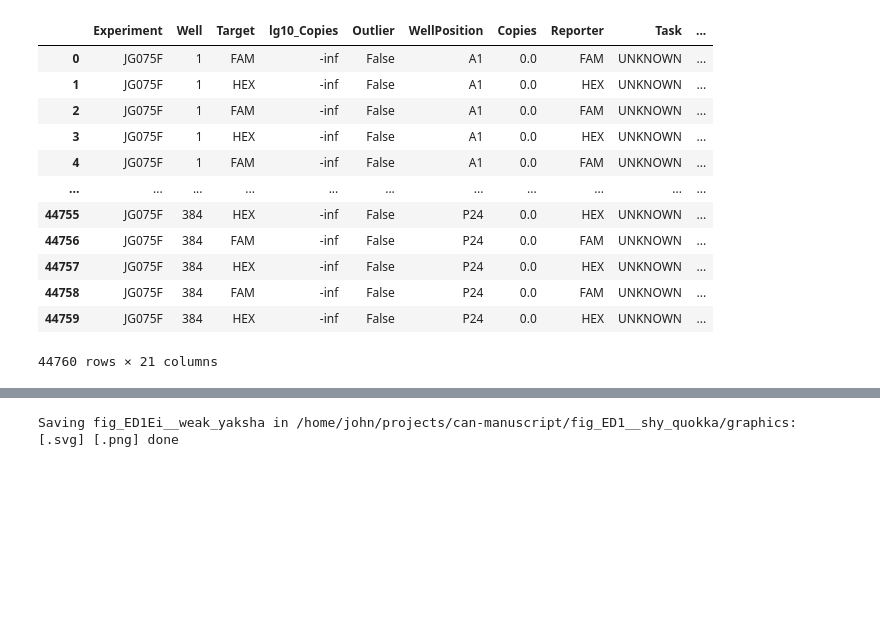
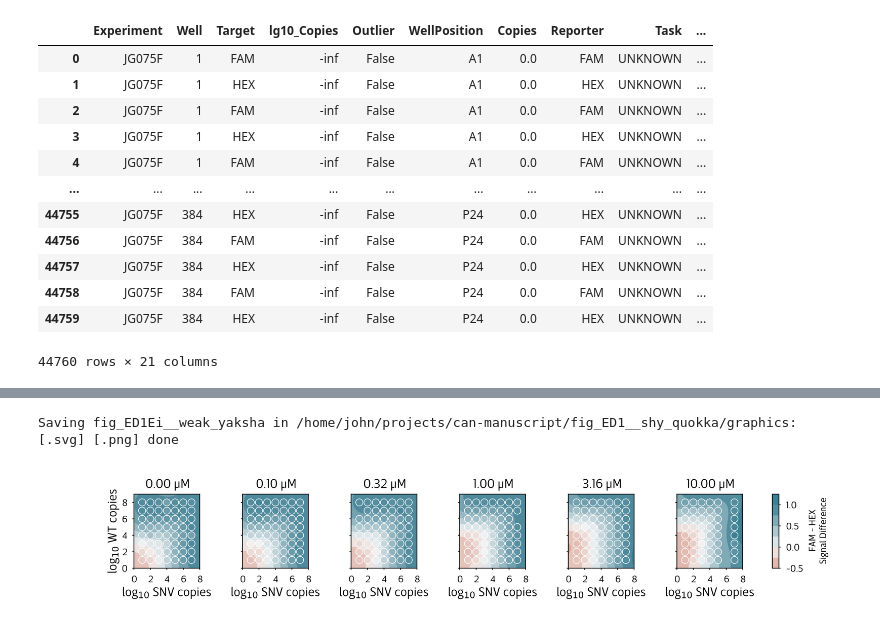
Before and after one commit to JohnGoertz/can-manuscript, a Jupyter notebook: fig_ED1__shy_quokka/code/fig_ED1E__noisy_tapir__BDA_CAN_VAF.ipynb, the cells around one changed output, grey strips where cells are left out. Cells and saved outputs as stored; diff of their text form; code cells hidden in the pictures; blank space fills up the shorter version.

```diff
--- a/fig_ED1__shy_quokka/code/fig_ED1E__noisy_tapir__BDA_CAN_VAF.ipynb
+++ b/fig_ED1__shy_quokka/code/fig_ED1E__noisy_tapir__BDA_CAN_VAF.ipynb
@@ -22,7 +22,7 @@ graph_pth.mkdir(exist_ok=True)
 gen_pth = fig_pth / 'generated'
 gen_pth.mkdir(exist_ok=True)
 
-plt.style.use(str(can.style.futura))
+plt.style.use(str(can.style.breve))
 
 %config InlineBackend.figure_format = 'retina'
 # %%
@@ -88,8 +124,8 @@ hue = "SignalDifference"
 extent = np.max(np.abs(nonblank_endpoints[hue]))
 norm = mpl.colors.Normalize(vmin=-extent, vmax=+extent)
 norm = mpl.colors.Normalize(vmin=-1, vmax=+1)
-palette = sns.diverging_palette(220, 20)  # , as_cmap=True)
-cmap = sns.diverging_palette(220, 20, as_cmap=True)
+palette = sns.diverging_palette(20, 220)  # , as_cmap=True)
+cmap = sns.diverging_palette(20, 220, as_cmap=True)
 
 g = sns.relplot(
     data=nonblank_endpoints,
@@ -101,39 +137,49 @@ g = sns.relplot(
     palette=cmap,
     legend=False,
     kind="scatter",
-    height=5,
+    height=2,
     aspect=1.0,
-    s=20**2,
+    s=20,
     zorder=10,
     facet_kws={"margin_titles": True, "despine": False},
 )
 
 # g.refline(y=0, color='k', linestyle=':', zorder=-11)
-g.set_titles(col_template="{col_name:.2f}", row_template="{row_name}")
+g.set_titles(col_template="{col_name:.2f} μM", row_template="{row_name}", fontsize=titlesize, pad=titlesize/2)
 g.set(xticks=[0, 2, 4, 6, 8])
 
-for col_val, ax in g.axes_dict.items():
+for i, (col_val, ax) in enumerate(g.axes_dict.items()):
     ax.set_aspect("equal")
     ax.set(yticks=[0, 2, 4, 6, 8], xticks=[0, 2, 4, 6, 8], ylim=[0, 9], xlim=[0, 8])
 
     at = gp.parray(**{"Blocker μM": col_val})
     limits = gp.parray(SNV_lg10_Copies=[0, 8], WT_lg10_Copies=[0, 9])
     XY = gp.prepare_grid(at=at, limits=limits)
     SNV = XY["SNV_lg10_Copies"]
     WT = XY["WT_lg10_Copies"]
     sig = gp.predict_grid(with_noise=False)
 
     plt.sca(ax)
-    cmap = sns.diverging_palette(220, 20, as_cmap=True)
     pc = gmb.ParrayPlotter(x=SNV, y=WT, z=sig)(
         plt.contourf, cmap=cmap, norm=norm, zorder=-10
     )
 
-plt.tight_layout()
+    ax.set_xlabel(r"log$_{10}$ SNV copies", labelpad=ticklabelsize/4)
+    ax.set_ylabel(r"log$_{10}$ WT copies", labelpad=ticklabelsize/4)
+
+    if i == len(g.axes_dict) - 1:
+        cax = ax.inset_axes([1.45, 0.0, 0.1, 1], transform=ax.transAxes)
+        plt.colorbar(pc, cax=cax, label="Signal\nDifference", ticks=[-1, -0.5, 0, 0.5, 1], format="%.1f")
+        cax.yaxis.set_tick_params(labelsize=ticklabelsize, length=1.0, width=0.5)
+        cax.set_ylabel("FAM - HEX\nSignal Difference", ha='center', va='top', fontsize=ticklabelsize)
+
+format_fig(plt.gcf(), figsize=(width, height), mar_l=0.148, mar_r=0.1625, mar_t=mar_t*2, mar_b=mar_b*0.65)
+plt.subplots_adjust(wspace=0.65)
 
 savefig(plt.gcf(), alias='weak_yaksha')
 # %% [output]
 Saving fig_ED1Ei__weak_yaksha in /home/john/projects/can-manuscript/fig_ED1__shy_quokka/graphics: [.svg] [.png] done
+[figure, added]
 # %%
 pal = sns.color_palette("ch:s=-.2,r=.6", n_colors=9)
 
```
Also changed, not shown: parts of 4 cells of this notebook, 14 other files.
